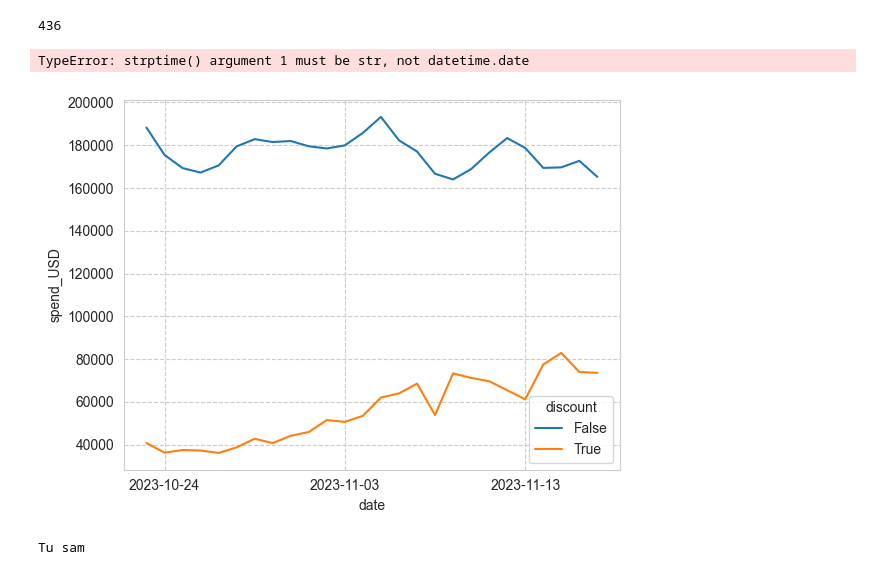
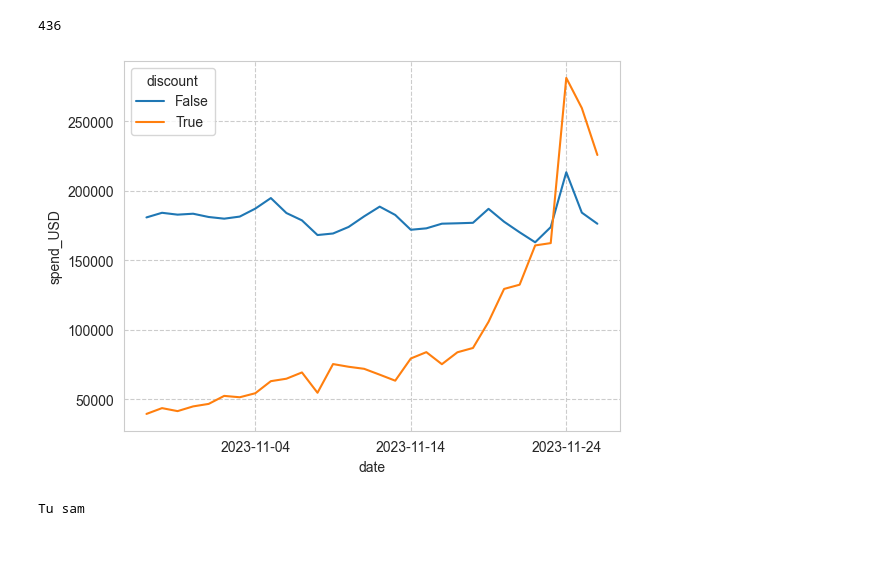
Before and after one commit to Katja-Lebesgue/premium_dashboard, a Jupyter notebook: play/black_friday_discounts.ipynb, the cells around one changed output. Cells and saved outputs as stored; diff of their text form; code cells hidden in the pictures; blank space fills up the shorter version.

```diff
--- a/play/black_friday_discounts.ipynb
+++ b/play/black_friday_discounts.ipynb
@@ -67,16 +68,11 @@ for shop_id in tqdm(shop_ids):
     if shop_id % 7 == 0:
         df.to_csv(df_path, index=False)
 df.to_csv(df_path, index=False)
-# %%
-df.date = df.date.apply(lambda x: datetime.strptime(x, '%Y-%m-%d').date())
-# df = df[df.date <= date(year=2023, day=18, month=11)]
-# %% [output]
-TypeError: strptime() argument 1 must be str, not datetime.date
 # %%
-ax = sns.lineplot(data=df[df.date < date(year=2023, day=18, month=11)], x='date', y='spend_USD', hue='discount', estimator=np.sum, errorbar=None)
+ax = sns.lineplot(data=df[df.date < df.date.max()], x='date', y='spend_USD', hue='discount', estimator=np.sum, errorbar=None)
 ax.xaxis.set_major_locator(mdates.DayLocator(interval=10))
 # %% [output]
-[figure, old version]
+[figure, new version]
 # %%
 def get_discounts(text: str) -> list:
     discounts = []
```
Also changed, not shown: parts of 1 cell of this notebook, 16 other files.
